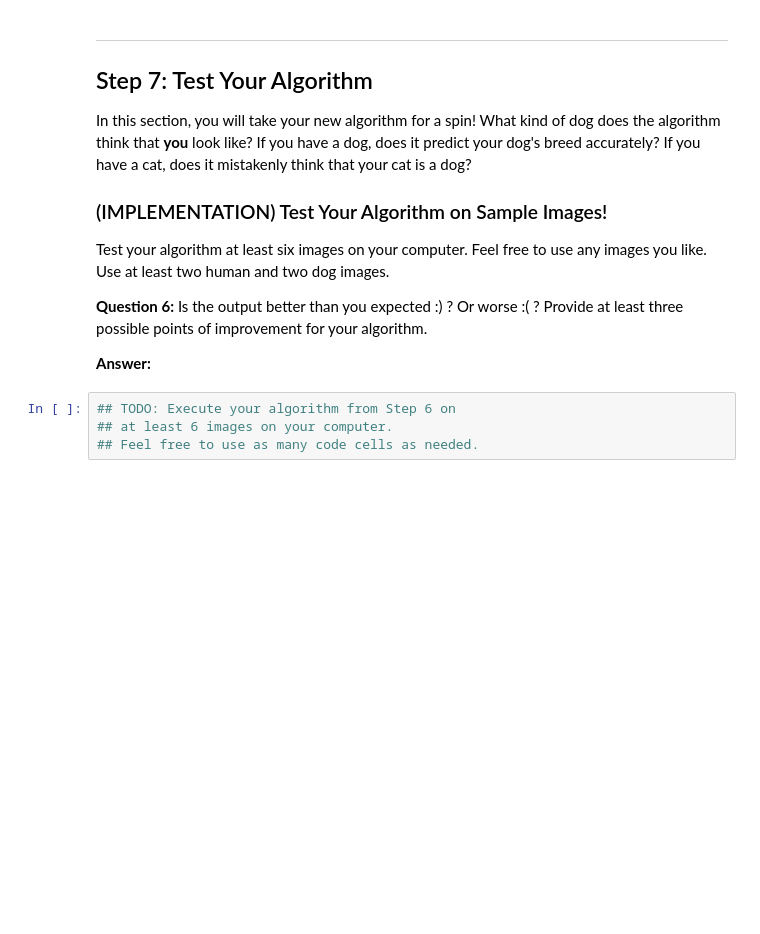
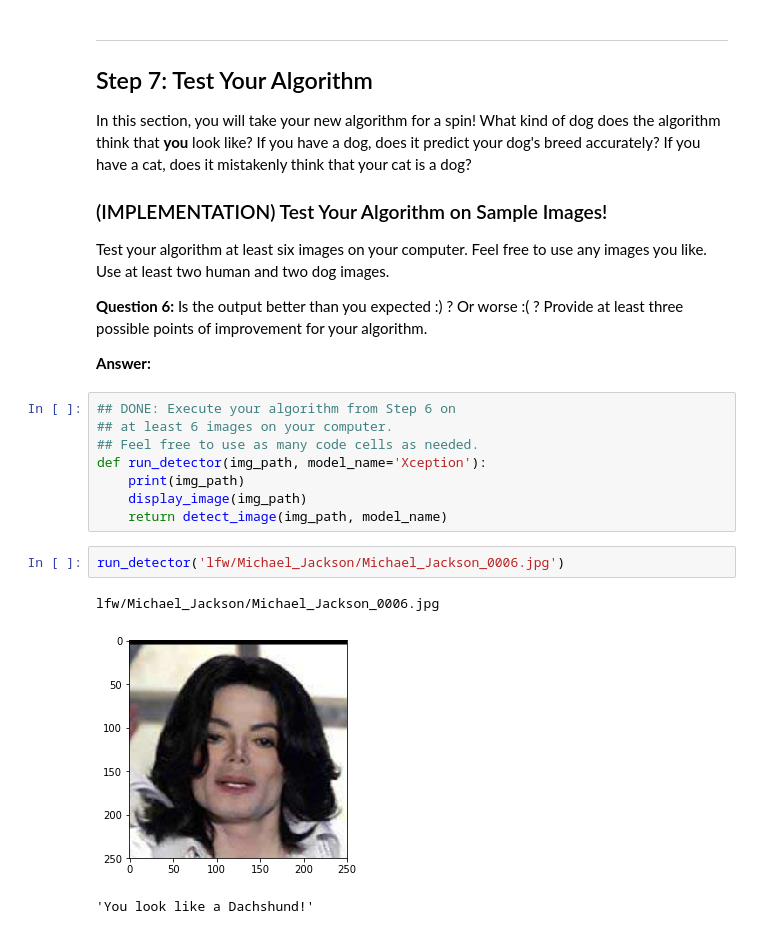
Before and after one commit to Robert-Alonso/dog-project, a Jupyter notebook: dog_app.ipynb, the cells around one changed output. Saved outputs shown, nothing was run; the diff lists cells and outputs as text; blank space fills up the shorter version.

```diff
--- a/dog_app.ipynb
+++ b/dog_app.ipynb
@@ -630,6 +896,16 @@ __Question 6:__ Is the output better than you expected :) ?  Or worse :( ?  Prov
 
 __Answer:__
 # %%
-## TODO: Execute your algorithm from Step 6 on
+## DONE: Execute your algorithm from Step 6 on
 ## at least 6 images on your computer.
 ## Feel free to use as many code cells as needed.
+def run_detector(img_path, model_name='Xception'):
+    print(img_path)
+    display_image(img_path)
+    return detect_image(img_path, model_name)
+# %%
+run_detector('lfw/Michael_Jackson/Michael_Jackson_0006.jpg')
+# %% [output]
+lfw/Michael_Jackson/Michael_Jackson_0006.jpg
+[figure, added]
+'You look like a Dachshund!'
```
Also changed, not shown: parts of 33 cells of this notebook, 1 other file.
